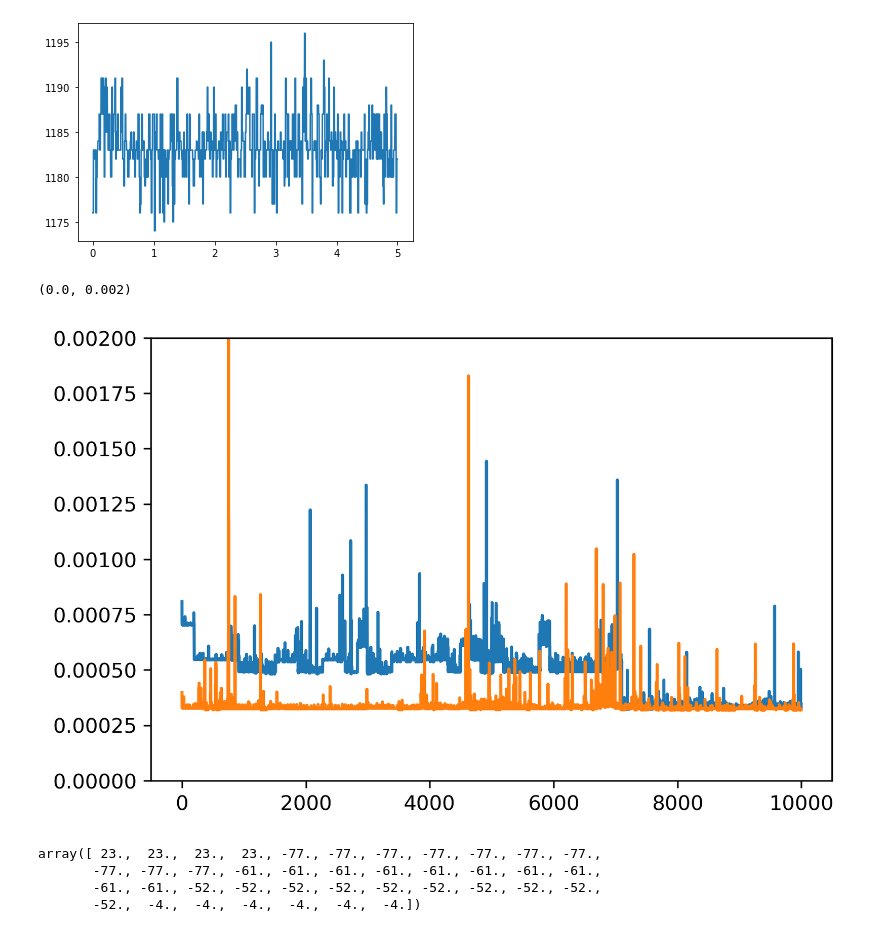
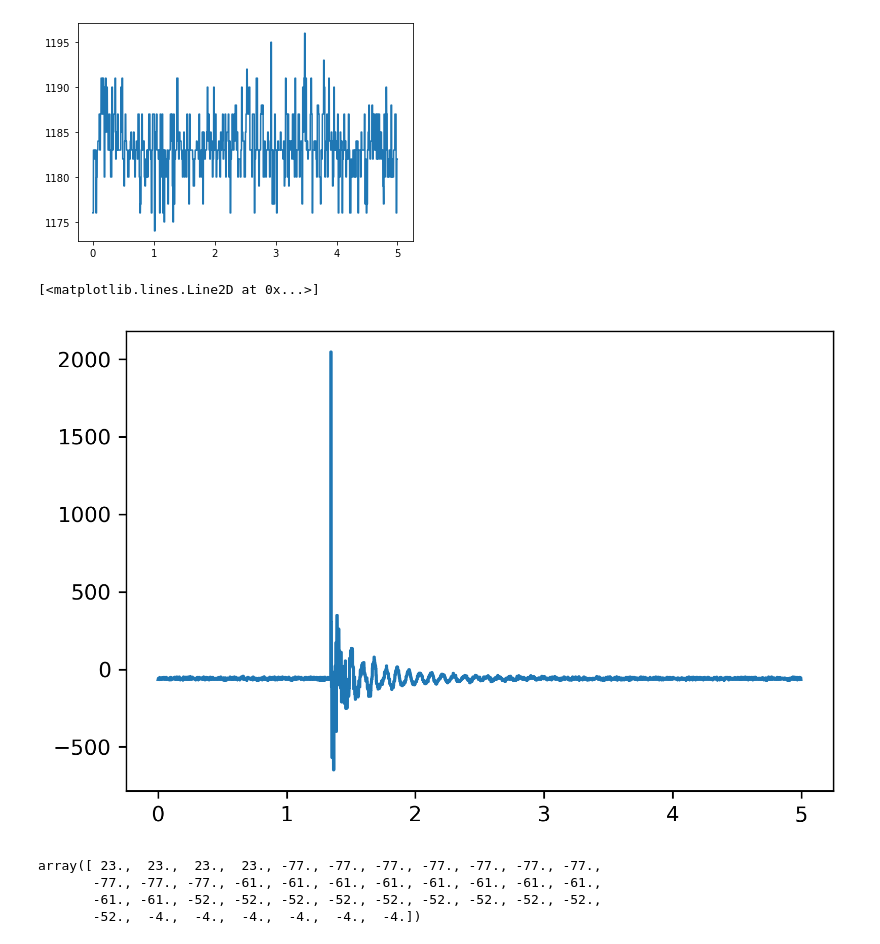
Before and after one commit to liuyiqiandrew/flexure_exp_proj, a Jupyter notebook: dev/measure.ipynb, the cells around one changed output. Saved outputs shown, nothing was run; the diff lists cells and outputs as text; code cells hidden in the pictures.

Commit message:
config1 data, null data, analysis notebook

```diff
--- a/dev/measure.ipynb
+++ b/dev/measure.ipynb
@@ -47,16 +47,17 @@ plt.plot(res[0], res[3])
 [figure]
 # %%
 # test_res = np.load("test_measure.npy")
-test_res_1 = np.load("test_measure_2.npy")
+test_res_1 = np.load("../data/norm_mode_null_test/NullTest_config1-red-take1.npy")
 # %%
 plt.figure(dpi=300)
-plt.plot(np.diff(test_res[:, 0]))
-plt.plot(np.diff(test_res_1[:, 0]))
-plt.ylim(0, 2e-3)
+# plt.plot(np.diff(test_res[:, 0]))
+plt.plot(test_res_1[:, 0], test_res_1[:, 1])
+# plt.ylim(0, 2e-3)
+# plt.xlim(1.5, 4)
 # plt.plot(np.diff(res[0]))
 # %% [output]
-(0.0, 0.002)
+[<matplotlib.lines.Line2D at 0x...>]
-[figure, old version]
+[figure, new version]
 # %%
 test_res_1[:40, 1]
 # %% [output]
```
Also changed, not shown: 14 other files.
